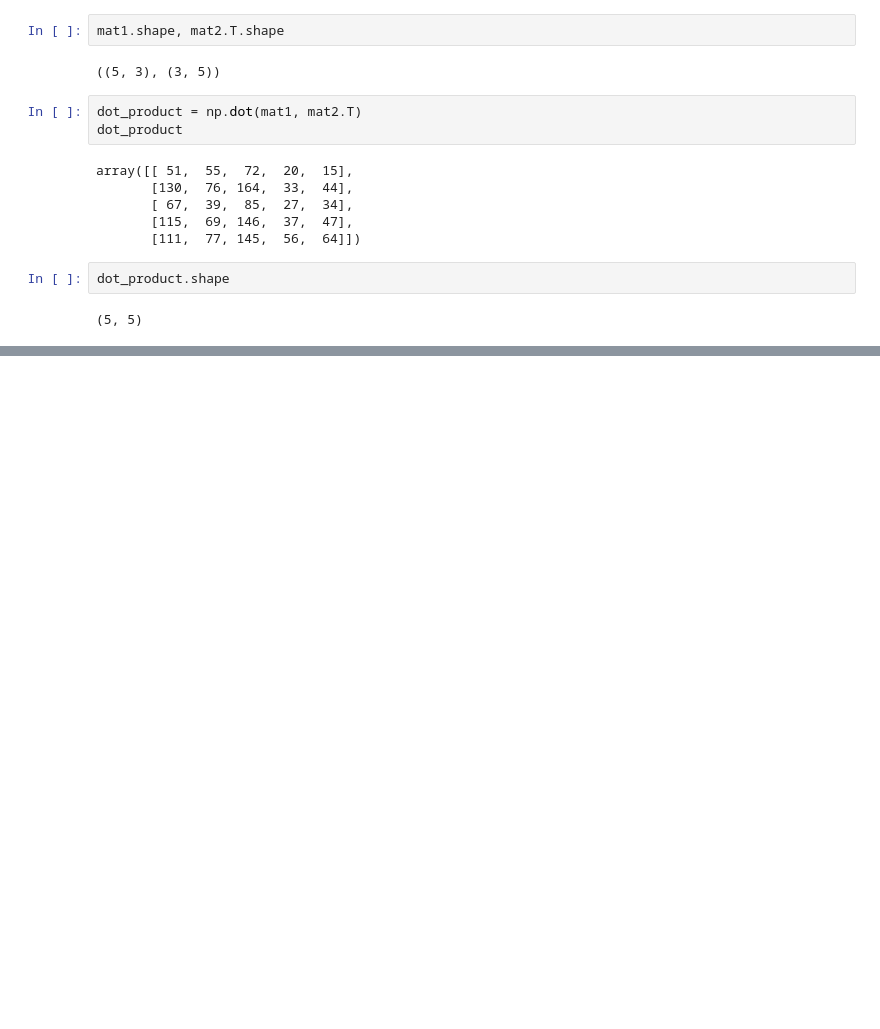
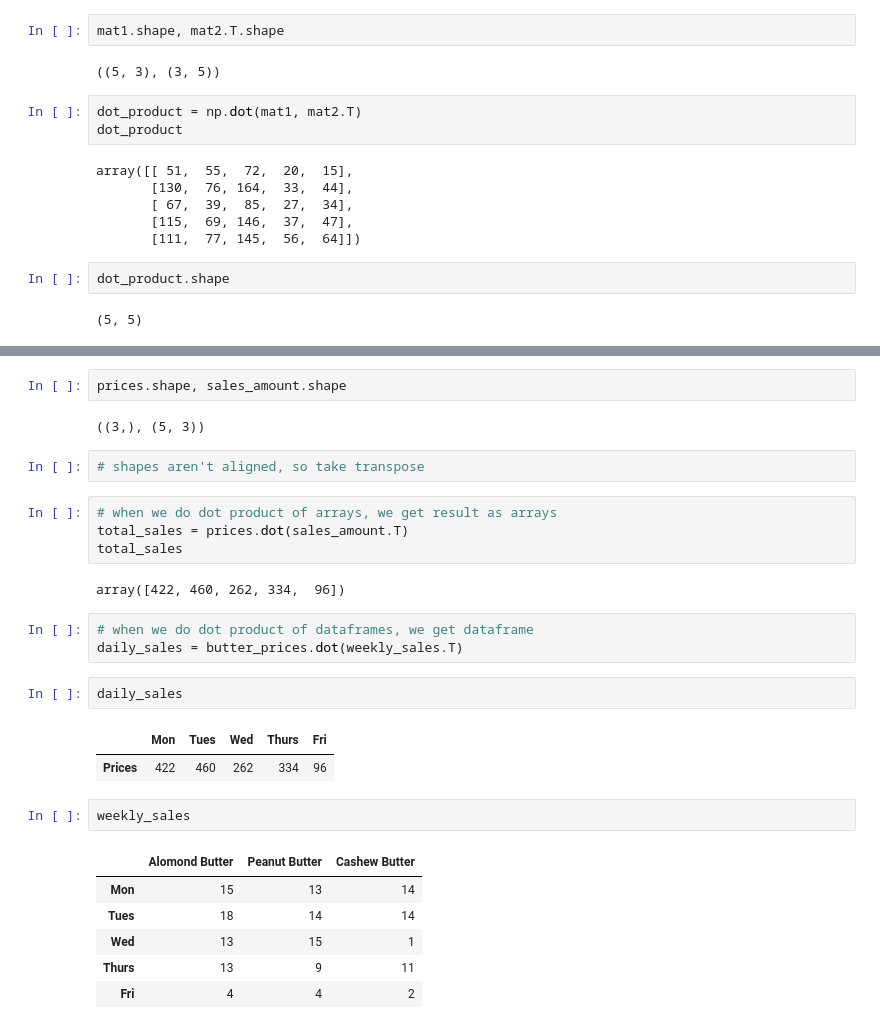
Before and after one commit to manasagnihotri/NumPy_Basics, a Jupyter notebook: numpy/introduction-to-numpy.ipynb, the cells around one changed output, grey strips where cells are left out. Saved outputs shown, nothing was run; the diff lists cells and outputs as text; blank space fills up the shorter version.

```diff
--- a/numpy/introduction-to-numpy.ipynb
+++ b/numpy/introduction-to-numpy.ipynb
@@ -570,0 +615,29 @@ dot_product.shape
+# %%
+prices.shape, sales_amount.shape
+# %% [output]
+((3,), (5, 3))
+# %%
+# shapes aren't aligned, so take transpose
+# %%
+# when we do dot product of arrays, we get result as arrays
+total_sales = prices.dot(sales_amount.T)
+total_sales
+# %% [output]
+array([422, 460, 262, 334,  96])
+# %%
+# when we do dot product of dataframes, we get dataframe
+daily_sales = butter_prices.dot(weekly_sales.T)
+# %%
+daily_sales
+# %% [output]
+|  | Mon | Tues | Wed | Thurs | Fri |
+| Prices | 422 | 460 | 262 | 334 | 96 |
+# %%
+weekly_sales
+# %% [output]
+|  | Alomond Butter | Peanut Butter | Cashew Butter |
+| Mon | 15 | 13 | 14 |
+| Tues | 18 | 14 | 14 |
+| Wed | 13 | 15 | 1 |
+| Thurs | 13 | 9 | 11 |
+| Fri | 4 | 4 | 2 |
```
Also changed, not shown: parts of 13 cells of this notebook.
